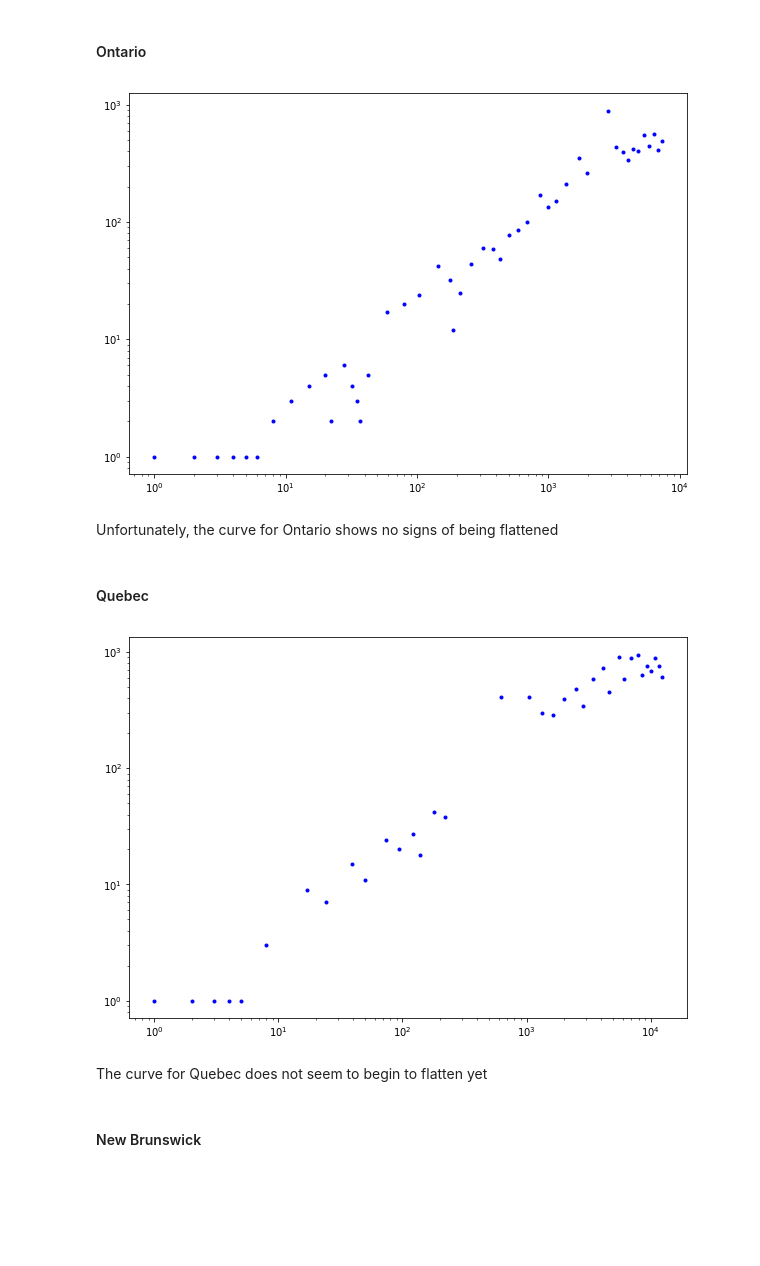
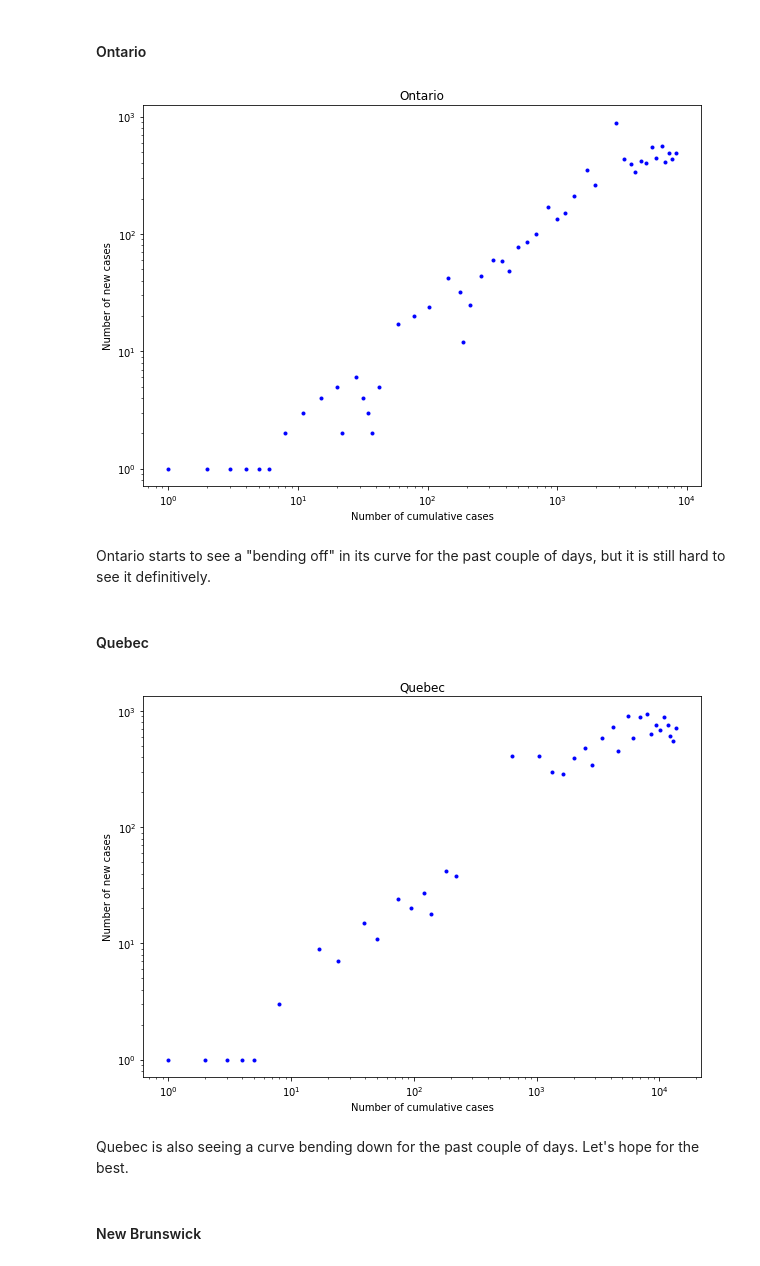
Before and after one commit to hhfchoi/COVID19-provinces, a Jupyter notebook: COVID-19 cases.ipynb, the cells around one changed output. Cells and saved outputs as stored; diff of their text form; code cells hidden in the pictures; blank space fills up the shorter version.

```diff
--- a/COVID-19 cases.ipynb
+++ b/COVID-19 cases.ipynb
@@ -132,13 +144,16 @@ df_cul_on = df_new_on.cumsum()
 # %%
 plt.figure(figsize=(10,7))
 plt.plot(df_cul_on, df_new_on, 'b.')
+plt.title('Ontario')
+plt.xlabel('Number of cumulative cases')
+plt.ylabel('Number of new cases')
 plt.xscale('log')
 plt.yscale('log')
 plt.show()
 # %% [output]
-[figure, old version]
+[figure, new version]
-# %% [markdown]
-Unfortunately, the curve for Ontario shows no signs of being flattened
+# %% [markdown]
+Ontario starts to see a "bending off" in its curve for the past couple of days, but it is still hard to see it definitively.
 # %% [markdown]
 #### Quebec
 # %%
@@ -147,13 +162,16 @@ df_cul_qc = df_new_qc.cumsum()
 # %%
 plt.figure(figsize=(10,7))
 plt.plot(df_cul_qc, df_new_qc, 'b.')
+plt.title('Quebec')
+plt.xlabel('Number of cumulative cases')
+plt.ylabel('Number of new cases')
 plt.xscale('log')
 plt.yscale('log')
 plt.show()
 # %% [output]
-[figure, old version]
+[figure, new version]
-# %% [markdown]
-The curve for Quebec does not seem to begin to flatten yet
+# %% [markdown]
+Quebec is also seeing a curve bending down for the past couple of days. Let's hope for the best.
 # %% [markdown]
 #### New Brunswick
 # %%
```
Also changed, not shown: parts of 11 cells of this notebook, 1 other file.
